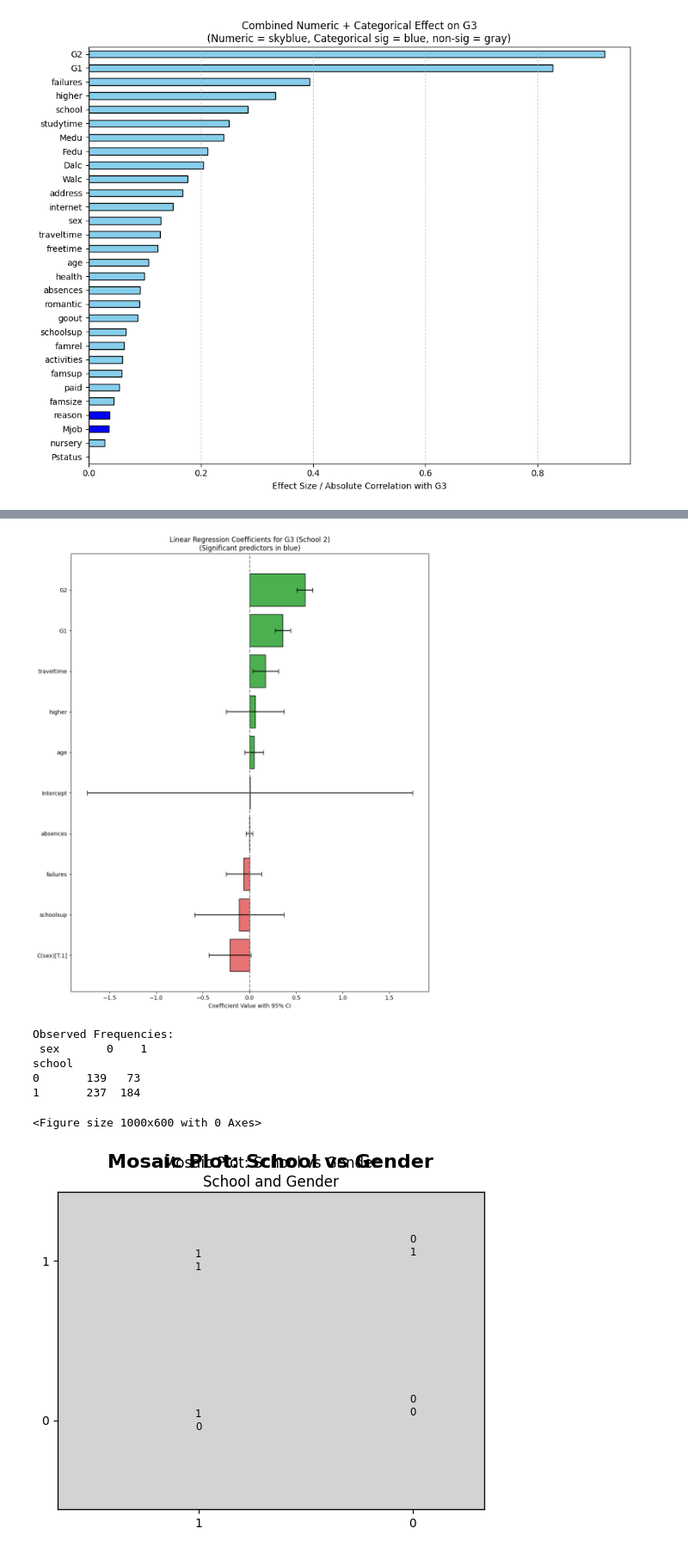
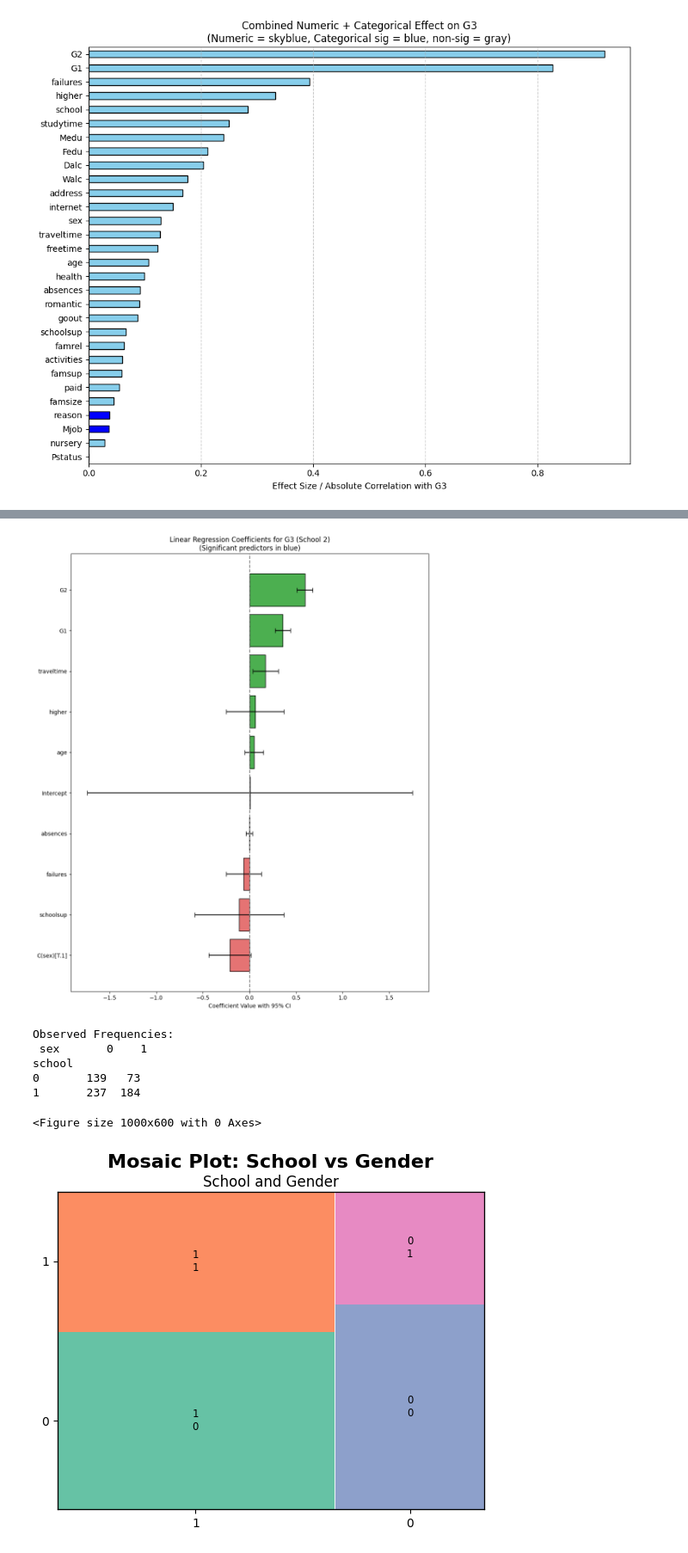
Before and after one commit to seanmcgowanx/aai-500-final-project-team-5, a Jupyter notebook: notebooks/data-modeling-linear-regression.ipynb, the cells around one changed output, grey strips where cells are left out. Shown at 86% size. Drawn from its saved outputs; the diff is of its cells as text; code cells hidden in the pictures.

```diff
--- a/notebooks/data-modeling-linear-regression.ipynb
+++ b/notebooks/data-modeling-linear-regression.ipynb
@@ -371,32 +355,12 @@ Mean Squared Error (MSE): 0.68
 R-squared: 0.903
 [figure]
 # %%
-import pandas as pd
-import numpy as np
-import scipy.stats as stats
-import matplotlib.pyplot as plt
-from statsmodels.graphics.mosaicplot import mosaic
-import pandas as pd
-import numpy as np
-from scipy.stats import pointbiserialr
-import statsmodels.api as sm
-from statsmodels.formula.api import ols
-import matplotlib.pyplot as plt
-from scipy import stats
-from io import StringIO
-import statsmodels.api as sm
-import statsmodels.formula.api as smf
-from statsmodels.stats.multicomp import pairwise_tukeyhsd
-import matplotlib.pyplot as plt
-import seaborn as sns
-import statsmodels.api as sm
+
 #Extra analysis
 # The models were ran separately for both schools independently with these predictors.
 # Sex difference between two schools were observed.
 
 # School 1:
-
-
 df_school1 = df_subset[(df_subset['school'] ==1)]
 print(df_school1.shape)
 print(df_school1.columns.tolist())
@@ -502,30 +466,22 @@ plt.tight_layout()
 plt.show()
 
 #========================================================
-
-from statsmodels.graphics.mosaicplot import mosaic
-
 # Create contingency table
 table = pd.crosstab(df_subset['school'], df_subset['sex'])
 print("Observed Frequencies:\n", table, "\n")
-
 import seaborn as sns
-
-
 # Create a color palette for categories
 colors = {
-    (1, 0): sns.color_palette("Set2")[0],
-    (1, 1): sns.color_palette("Set2")[1],
-    (0, 0): sns.color_palette("Set2")[2],
-    (0, 1): sns.color_palette("Set2")[3],
+    ('1', '0'): sns.color_palette("Set2")[0],
+    ('1', '1'): sns.color_palette("Set2")[1],
+    ('0', '0'): sns.color_palette("Set2")[2],
+    ('0', '1'): sns.color_palette("Set2")[3],
 }
-
 # Plot
 plt.figure(figsize=(10,6))
-mosaic(df_subset, ['school', 'sex'], title="Mosaic Plot: School vs Gender",
+mosaic(student_df, ['school', 'sex'],
        properties=lambda key: {'color': colors.get(key, 'lightgray'),
                                'edgecolor': 'white', 'linewidth': 1.5})
-
 plt.title("Mosaic Plot: School vs Gender", fontsize=16, fontweight='bold', pad=20)
 plt.xlabel("School and Gender", fontsize=12)
 plt.ylabel("Proportion", fontsize=12)
@@ -549,31 +505,31 @@ max       1.0    1.000000   22.000000    1.000000    1.000000    1.000000
 ... (77 lines left out)
 Intercept   -2.288358  0.581353 -0.853502
 
 Mean Squared Error (MSE): 0.70
 R-squared: 0.887
 [figure]
 (212, 33)
 ['school', 'sex', 'age', 'address', 'famsize', 'Pstatus', 'Medu', 'Fedu', 'Mjob', 'Fjob', 'reason', 'guardian', 'traveltime', 'studytime', 'failures', 'schoolsup', 'famsup', 'paid', 'activities', 'nur ...
        school         sex         age     address     famsize     Pstatus  \
 count   212.0  212.000000  212.000000  212.000000  212.000000  212.000000
 mean      0.0    0.344340   16.830189    0.485849    0.674528    0.891509
 std       0.0    0.476277    1.143469    0.500983    0.469660    0.311735
 min       0.0    0.000000   15.000000    0.000000    0.000000    0.000000
 25%       0.0    0.000000   16.000000    0.000000    0.000000    1.000000
 50%       0.0    0.000000   17.000000    0.000000    1.000000    1.000000
 75%       0.0    1.000000   18.000000    1.000000    1.000000    1.000000
 max       0.0    1.000000   20.000000    1.000000    1.000000    1.000000
 
 ... (77 lines left out)
 C(sex)[T.1] -0.436632  0.014716 -0.210958
 
 Mean Squared Error (MSE): 0.56
 R-squared: 0.927
 [figure]
 Observed Frequencies:
  sex       0    1
 school
 0       139   73
 1       237  184
 <Figure size 1000x600 with 0 Axes>
-[figure, old version]
+[figure, new version]
```
Also changed, not shown: parts of 6 cells of this notebook.
